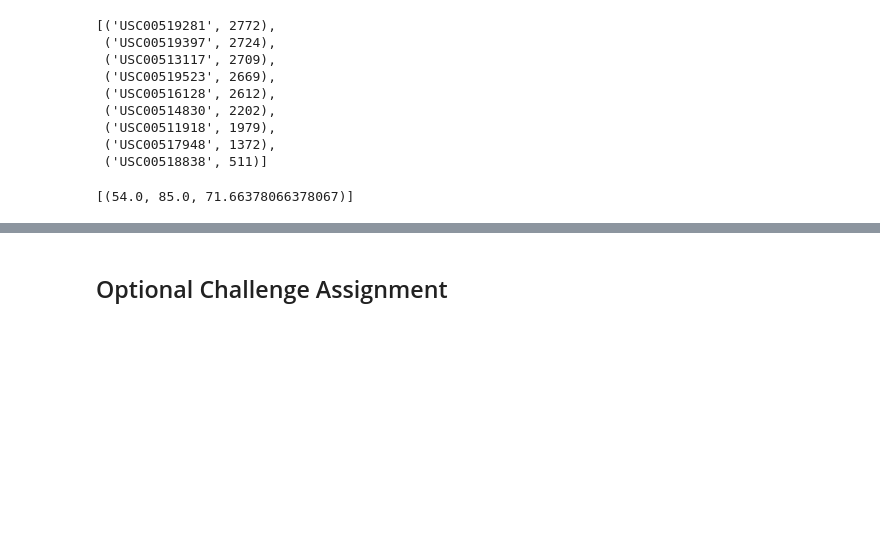
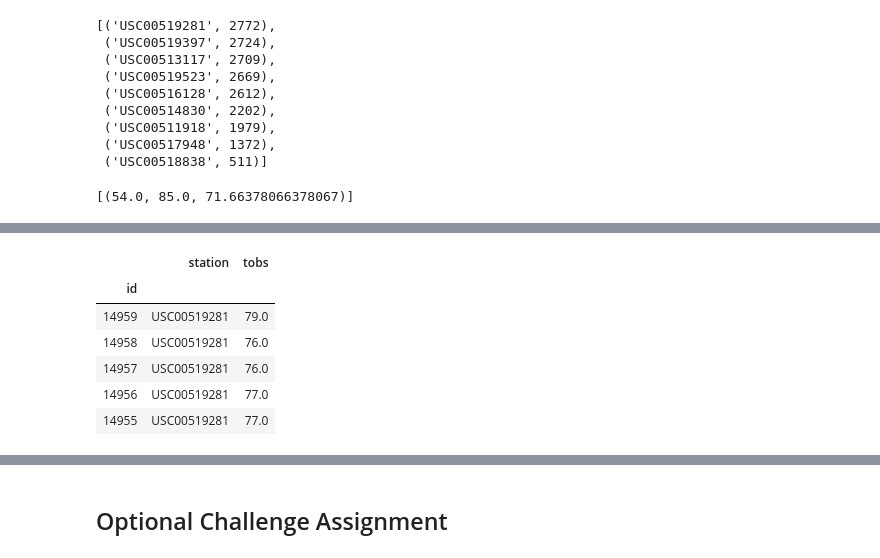
Before and after one commit to JKx2020/sqlalchemy-challenge, a Jupyter notebook: climate_starter.ipynb, the cells around one changed output, grey strips where cells are left out. Saved outputs shown, nothing was run; the diff lists cells and outputs as text; code cells hidden in the pictures; blank space fills up the shorter version.

```diff
--- a/climate_starter.ipynb
+++ b/climate_starter.ipynb
@@ -198,0 +222,15 @@ print(most_active)
+# %%
+#create df with tempdata
+tempdata_df = pd.DataFrame(tempdata, columns = ['id','station', 'tobs'])
+tempdata_df.set_index('id', inplace=True)
+
+tempdata_plot = tempdata_df[['tobs']]
+tempdata_df.head()
+# %% [output]
+|  | station | tobs |
+| id |  |  |
+| 14959 | USC00519281 | 79.0 |
+| 14958 | USC00519281 | 76.0 |
+| 14957 | USC00519281 | 76.0 |
+| 14956 | USC00519281 | 77.0 |
+| 14955 | USC00519281 | 77.0 |
```
Also changed, not shown: parts of 4 cells of this notebook.
